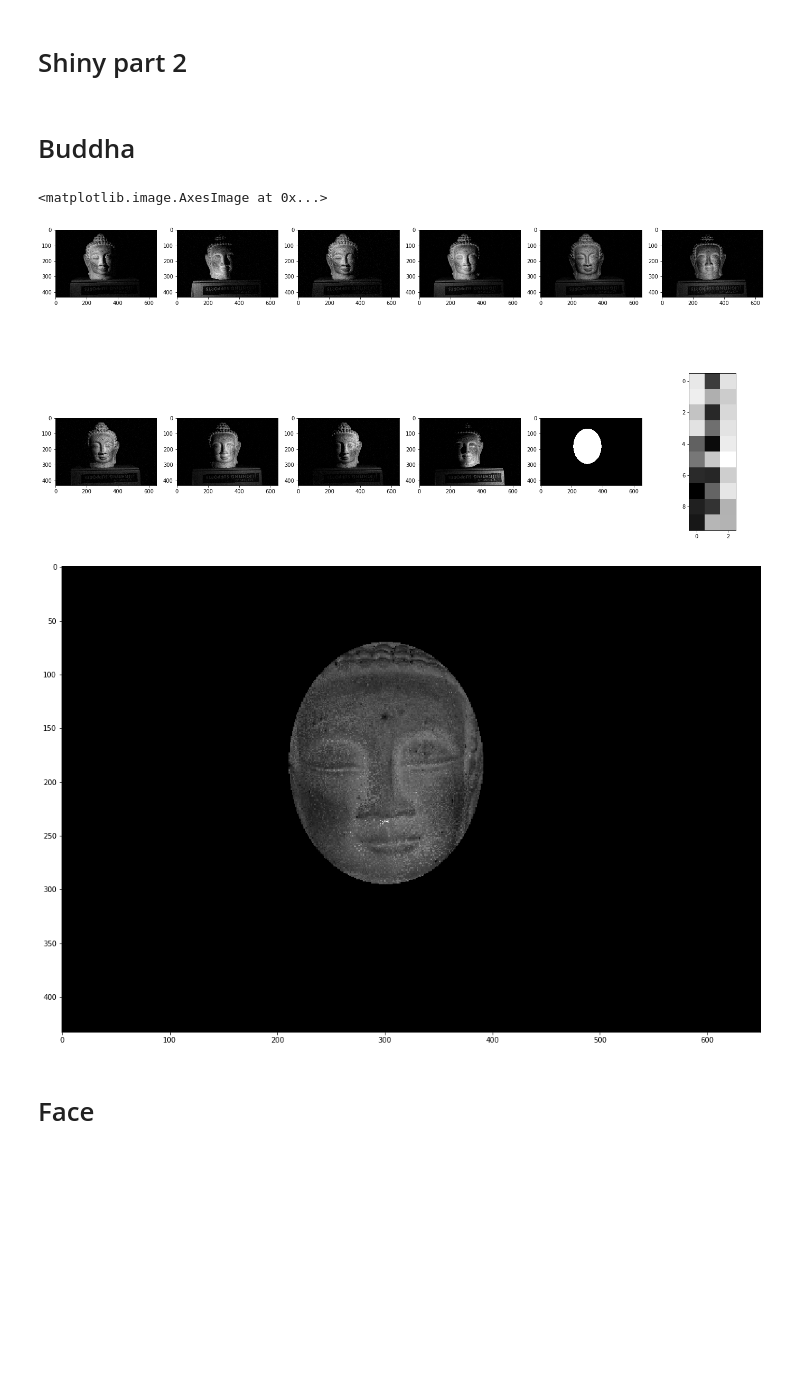
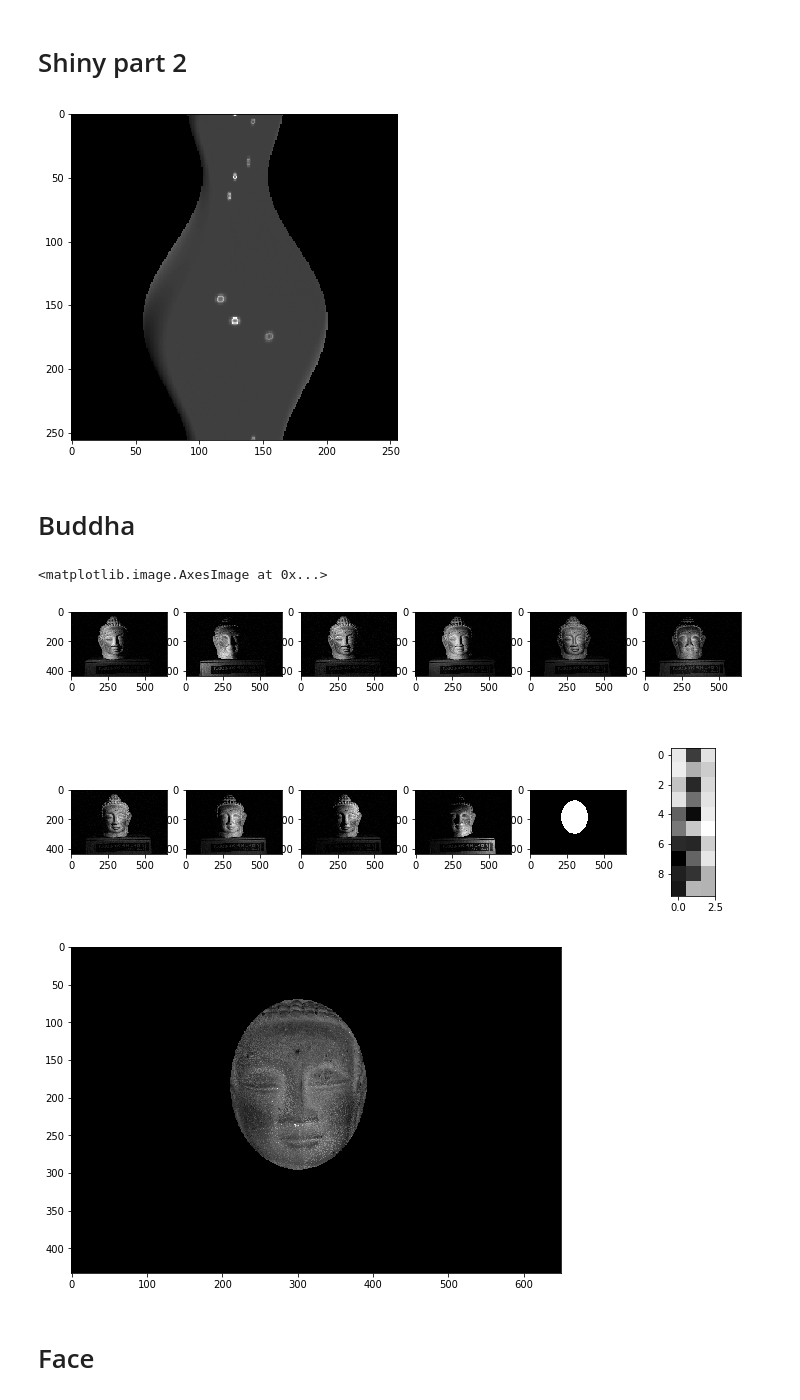
Before and after one commit to Snapzie/VIP, a Jupyter notebook: Week3/Assignment2.ipynb, the cells around one changed output. Drawn from its saved outputs; the diff is of its cells as text; code cells hidden in the pictures; blank space fills up the shorter version.

```diff
--- a/Week3/Assignment2.ipynb
+++ b/Week3/Assignment2.ipynb
@@ -3,7 +3,7 @@ from ps_utils import read_data_file, unbiased_integrate, display_surface, ransac
 import matplotlib.pyplot as plt
 import numpy as np
 %pylab inline
-pylab.rcParams['figure.figsize'] = (24,12)
+pylab.rcParams['figure.figsize'] = (12,6)
 # %% [output]
 Populating the interactive namespace from numpy and matplotlib
 # %% [markdown]
@@ -279,11 +282,13 @@ plt.imshow(albedo, cmap='gray')
 N1 = N1.reshape(256,256)
 N2 = N2.reshape(256,256)
 N3 = N3.reshape(256,256)
-#N1, N2, N3 = smooth_normal_field(N1, N2, N3, mask)
+N1, N2, N3 = smooth_normal_field(N1, N2, N3, mask)
 model = unbiased_integrate(N1, N2, N3, mask)
 
 
 display_surface(model)
+# %% [output]
+[figure, added]
 # %% [markdown]
 # Buddha
 # %%
@@ -303,7 +308,7 @@ ax[1,4].imshow(mask, cmap='gray')
 ax[1,5].imshow(S, cmap='gray')
 # %% [output]
 <matplotlib.image.AxesImage at 0x...>
-[figure, old version]
+[figure, new version]
 # %%
 nz = np.sum(mask)
 J = np.zeros((10,nz))
@@ -353,36 +358,36 @@ for i in range(nz):
     n1[i] = m[1] / norm
     n2[i] = m[2] / norm
 
 j = 0
 img = np.ndarray(433 * 650)
 N0 = np.ndarray(433 * 650)
 N1 = np.ndarray(433 * 650)
 N2 = np.ndarray(433 * 650)
 for i in range(len(img)):
     if m_flat[i]:
         img[i] = rho[j]
         N0[i] = n0[j]
         N1[i] = n1[j]
         N2[i] = n2[j]
         j += 1
     else:
         img[i] = 0
         N0[i] = 0
         N1[i] = 0
         N2[i] = 0
 
 albedo = img.reshape((433, 650))
 plt.imshow(albedo, cmap='gray')
 
 N0 = N0.reshape(433,650)
 N1 = N1.reshape(433,650)
 N2 = N2.reshape(433,650)
-#N0, N1, N2 = smooth_normal_field(N0, N1, N2, mask)
+N0, N1, N2 = smooth_normal_field(N0, N1, N2, mask)
 model = unbiased_integrate(N0, N1, N2, mask)
 
-display_surface(model, albedo=albedo)
+display_surface(model)
 # %% [output]
-[figure, old version]
+[figure, new version]
 # %% [markdown]
 # Face
 # %%
```
Also changed, not shown: parts of 8 cells of this notebook, 27 other files.
